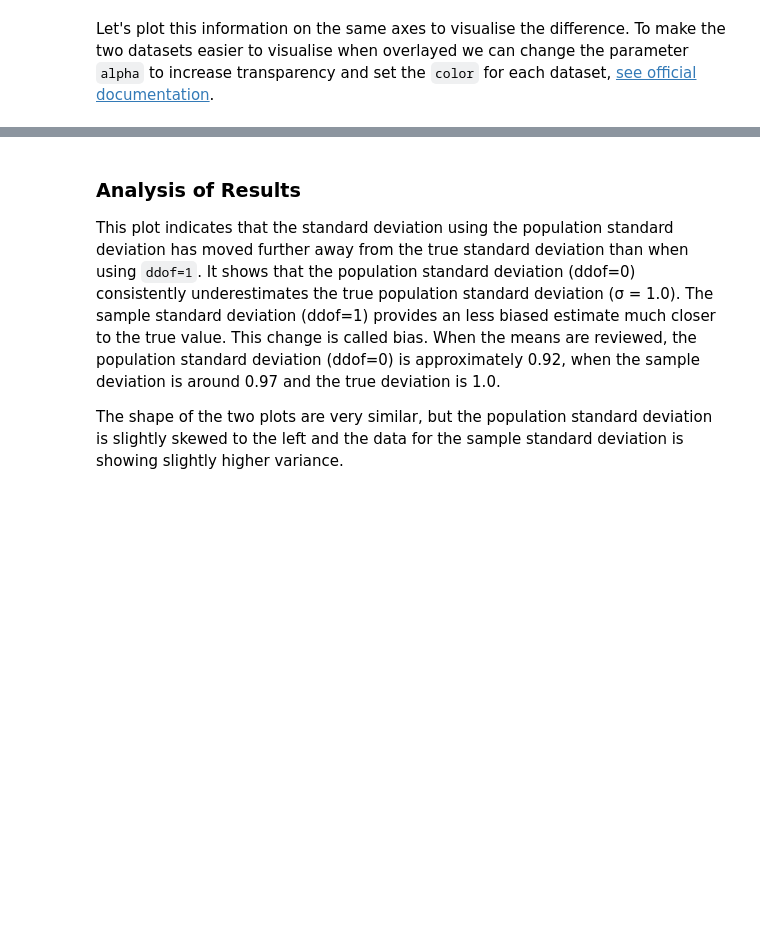
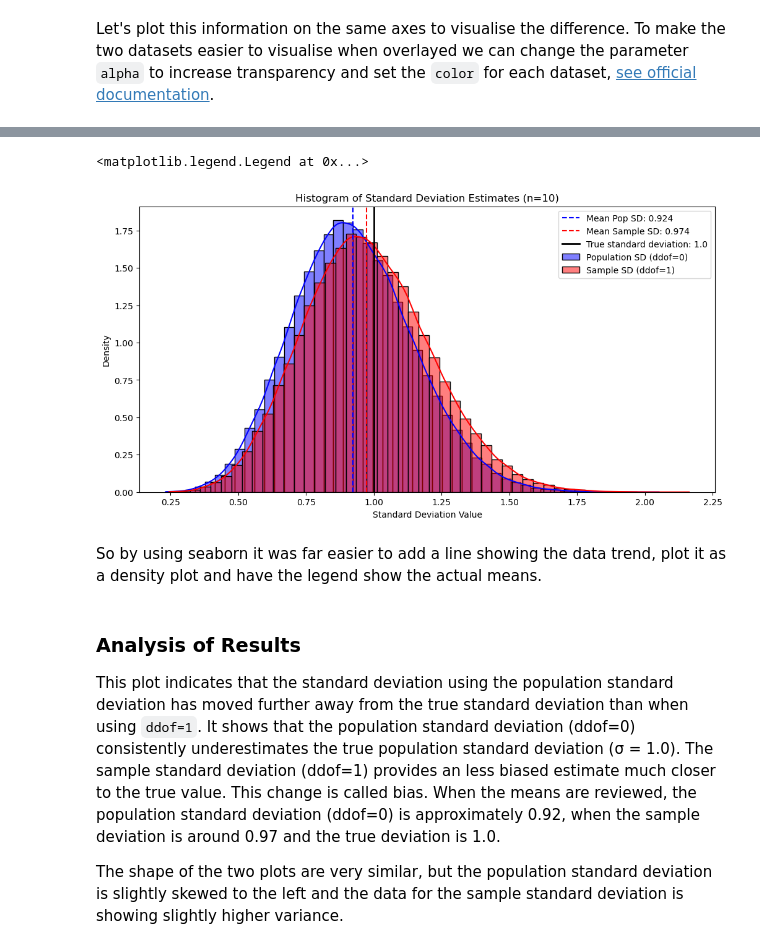
Before and after one commit to kknb1982/applied_statistics, a Jupyter notebook: problems.ipynb, the cells around one changed output, grey strips where cells are left out. Cells and saved outputs as stored; diff of their text form; code cells hidden in the pictures; blank space fills up the shorter version.

```diff
--- a/problems.ipynb
+++ b/problems.ipynb
@@ -651,3 +699,28 @@ ax.grid(True, alpha=0.3)
+# %%
+# Create a blank figure
+# https://matplotlib.org/stable/api/_as_gen/matplotlib.pyplot.subplots.html
+fig, ax = plt.subplots(figsize=(12, 6))
+
+# Plot the data using seaborn
+# https://seaborn.pydata.org/generated/seaborn.histplot.html
+sns.histplot(sample_sd_pop, bins=50, kde=True, label='Population SD (ddof=0)', color='blue', stat='density')
+sns.histplot(sample_sd_sample, bins=50, kde=True, label='Sample SD (ddof=1)', color='red', stat='density')
+
+# Add vertical lines showing the means
+# https://matplotlib.org/stable/api/_as_gen/matplotlib.axes.Axes.axvline.html
+ax.axvline(np.mean(sample_sd_pop), color='blue', linestyle='--', label=f'Mean Pop SD: {np.mean(sample_sd_pop):.3f}')
+ax.axvline(np.mean(sample_sd_sample), color='red', linestyle='--', label=f'Mean Sample SD: {np.mean(sample_sd_sample):.3f}')
+ax.axvline(1.0, color='black', linestyle='-', linewidth=2, label='True standard deviation: 1.0')
+
+# Label the plot
+plt.title('Histogram of Standard Deviation Estimates (n=10)')
+plt.xlabel('Standard Deviation Value')
+plt.legend()
+# %% [output]
+<matplotlib.legend.Legend at 0x...>
+[figure, added]
+# %% [markdown]
+So by using seaborn it was far easier to add a line showing the data trend, plot it as a density plot and have the legend show the actual means.
 # %% [markdown]
 ### Analysis of Results
 This plot indicates that the standard deviation using the population standard deviation has moved further away from the true standard deviation than when using `ddof=1`. It shows that the population standard deviation (ddof=0) consistently underestimates the true population standard deviation (σ = 1.0). The sample standard deviation (ddof=1) provides an less biased estimate much closer to the true value. This change is called bias. When the means are reviewed, the population standard deviation (ddof=0) is approximately 0.92, when the sample deviation is around 0.97 and the true deviation is 1.0.
```
Also changed, not shown: parts of 94 cells of this notebook.
